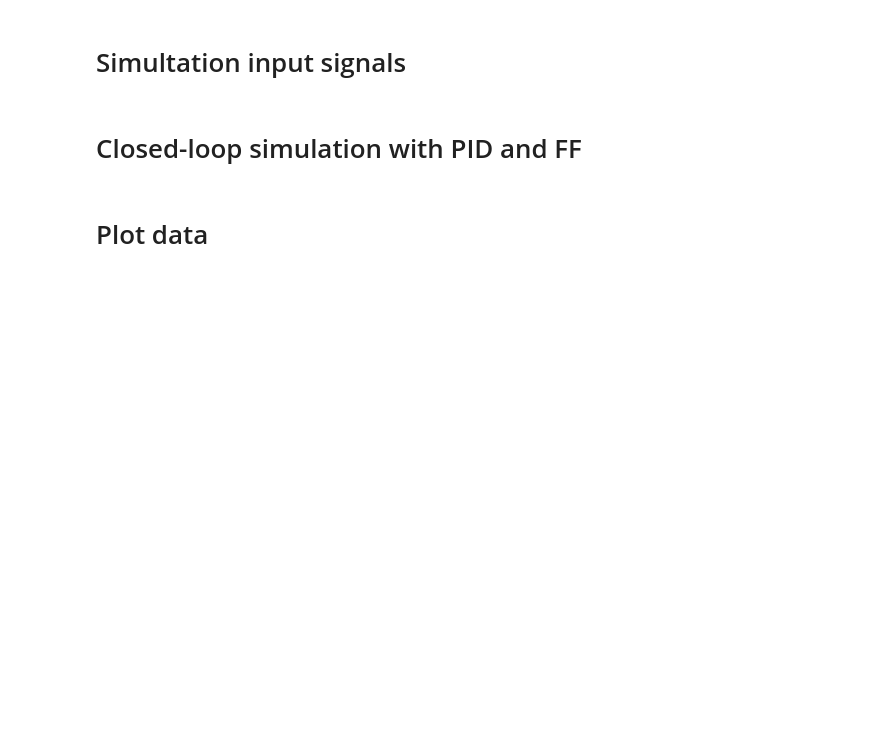
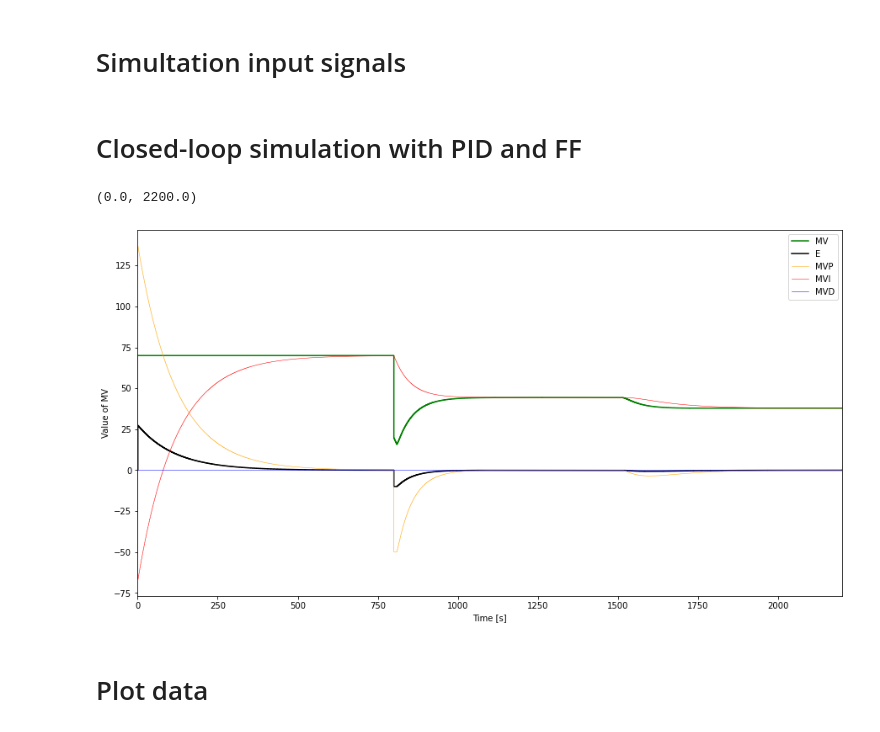
Before and after one commit to 195344/Labo_Control_Theory, a Jupyter notebook: Simulation_CLP_PID_FF.ipynb, the cells around one changed output. Cells and saved outputs as stored; diff of their text form; code cells hidden in the pictures; blank space fills up the shorter version.

```diff
--- a/Simulation_CLP_PID_FF.ipynb
+++ b/Simulation_CLP_PID_FF.ipynb
@@ -23,9 +23,9 @@ Ts = 1
 N = int(TSim/Ts) + 1
 
 # Working point
-MV0 = 50
+MV0 = 70
 DV0 = 50
-PV0 = 75
+PV0 = 55
 
 # Parameters for input-output dynamics
 Kp = 0.39017974996276006
@@ -40,9 +40,19 @@ T2d = 13.096105965625204
 thetad = 8.350157927710411
 
 # Parameters PID controller
-gamma =
+gamma = 0.8
 Kc,Ti,Td = IMCTuning(Kp,T1p,T2p,thetap,gamma,'SOPDT')
 
-alpha =
+print(Kc)
+print(Ti)
+print(Td)
+
+alpha = 0.6
 MVMin = 0
 MVMax = 100
+
+
+Kc = 5
+#Ti = 200
+#Td = 10
+#alpha = 0.6
@@ -98,43 +112,63 @@ E = []
 
 MVFFDelay = []
 MVFFLL1 = []
 
 MVDelayp = []
 PV1p = []
 PV2p = []
 
 MVDelayd = []
 PV1d = []
 PV2d = []
 
 for i in range(0,N):
     t.append(i*Ts)
 
     # Input signals SP and DV
     SelectPath_RT(SPPath,t,SP)
     SelectPath_RT(DVPath,t,DV)
 
     # Feedforward
     Delay_RT(DV - DV0*np.ones_like(DV),np.max([thetad-thetap,0]),Ts,MVFFDelay)
     LeadLag_RT(MVFFDelay,-Kd/Kp,T1p,T1d,Ts,MVFFLL1)
     if ActivateFF:
         LeadLag_RT(MVFFLL1,1,T2p,T2d,Ts,MVFF)
     else:
         LeadLag_RT(MVFFLL1,0,T2p,T2d,Ts,MVFF)
 
-# PID controller mode
-SelectPath_RT(ManPath,t,Man)
-SelectPath_RT(MVManPath,t,MVMan)
+    # PID controller mode
+    SelectPath_RT(ManPath,t,Man)
+    SelectPath_RT(MVManPath,t,MVMan)
 
-# PID control action
-PID_RT(SP,PV,Man,MVMan,MVFF,Kc,Ti,Td,alpha,Ts,MVMin,MVMax,MV,MVP,MVI,MVD,E,ManFF,PV0)
+    # PID control action
+    PID_RT(SP,PV,Man,MVMan,MVFF,Kc,Ti,Td,alpha,Ts,MVMin,MVMax,MV,MVP,MVI,MVD,E,ManFF,PV0)
 
-# Input-output dynamics D(s)
-Delay_RT(DV - DV0*np.ones_like(DV),thetad,Ts,MVDelayd,0)
-FO_RT(MVDelayd,Kd,T1d,Ts,PV1d,0)
-FO_RT(PV1d,1,T2d,Ts,PV2d,0)
+    # Input-output dynamics P(s)
+    Delay_RT(MV,thetap,Ts,MVDelayp,MV0)
+    FO_RT(MVDelayp,Kp,T1p,Ts,PV1p,0)
+    FO_RT(PV1p,1,T2p,Ts,PV2p,0)
 
-PV.append(PV2p[-1] + PV2d[-1] + PV0-Kp*MV0)
+    # Input-output dynamics D(s)
+    Delay_RT(DV - DV0*np.ones_like(DV),thetad,Ts,MVDelayd,0)
+    FO_RT(MVDelayd,Kd,T1d,Ts,PV1d,0)
+    FO_RT(PV1d,1,T2d,Ts,PV2d,0)
+
+    PV.append(PV2p[-1] + PV2d[-1] + PV0-Kp*MV0)
+
+
+plt.figure(figsize = (15,8))
+plt.step(t,MV,'g-',label='MV',where='post')
+plt.step(t,E,'black',label='E',where='post')
+plt.step(t,MVP,'orange',label='MVP',where='post',linewidth=0.5)
+plt.step(t,MVI,'red',label='MVI',where='post',linewidth=0.5)
+plt.step(t,MVD,'blue',label='MVD',where='post',linewidth=0.5)
+plt.ylabel('Value of MV')
+plt.xlabel('Time [s]')
+plt.legend(loc='best')
+plt.xlim([0, TSim])
+# %% [output]
+(0.0, 2200.0)
+[figure, added]
 # %% [markdown]
 # Plot data
 # %%
```
Also changed, not shown: parts of 3 cells of this notebook, 1 other file.
